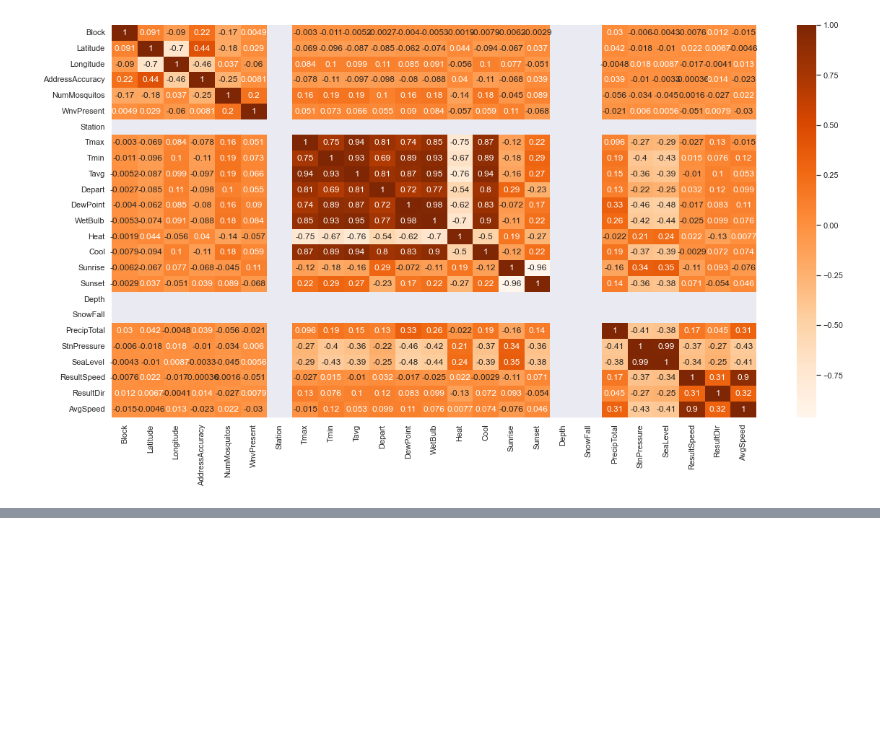
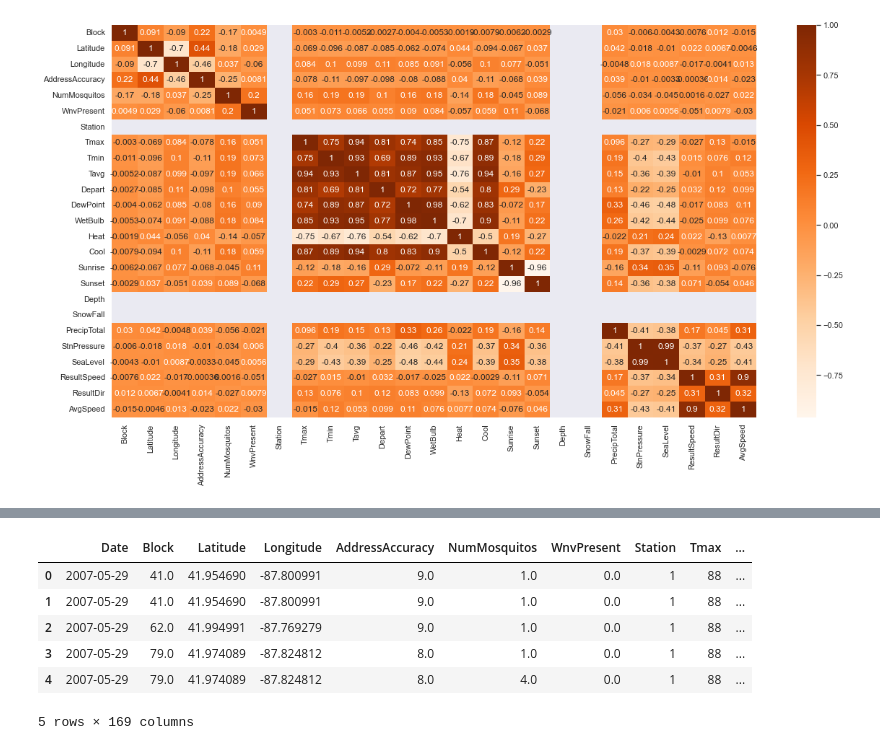
Before and after one commit to nahsradus/SpringBoard, a Jupyter notebook: CapstoneProject2/Notebooks/WestNileVirus.ipynb, the cells around one changed output, grey strips where cells are left out. Cells and saved outputs as stored; diff of their text form; code cells hidden in the pictures; blank space fills up the shorter version.

```diff
--- a/CapstoneProject2/Notebooks/WestNileVirus.ipynb
+++ b/CapstoneProject2/Notebooks/WestNileVirus.ipynb
@@ -430,0 +456,12 @@ plt.show()
+# %%
+merged_df = pd.get_dummies(merged_df, columns=['Species','Trap'])
+# %%
+merged_df.head()
+# %% [output]
+|  | Date | Block | Latitude | Longitude | AddressAccuracy | NumMosquitos | WnvPresent | Station | Tmax | ... |
+| 0 | 2007-05-29 | 41.0 | 41.954690 | -87.800991 | 9.0 | 1.0 | 0.0 | 1 | 88 | ... |
+| 1 | 2007-05-29 | 41.0 | 41.954690 | -87.800991 | 9.0 | 1.0 | 0.0 | 1 | 88 | ... |
+| 2 | 2007-05-29 | 62.0 | 41.994991 | -87.769279 | 9.0 | 1.0 | 0.0 | 1 | 88 | ... |
+| 3 | 2007-05-29 | 79.0 | 41.974089 | -87.824812 | 8.0 | 1.0 | 0.0 | 1 | 88 | ... |
+| 4 | 2007-05-29 | 79.0 | 41.974089 | -87.824812 | 8.0 | 4.0 | 0.0 | 1 | 88 | ... |
+5 rows × 169 columns
```
Also changed, not shown: parts of 5 cells of this notebook.
